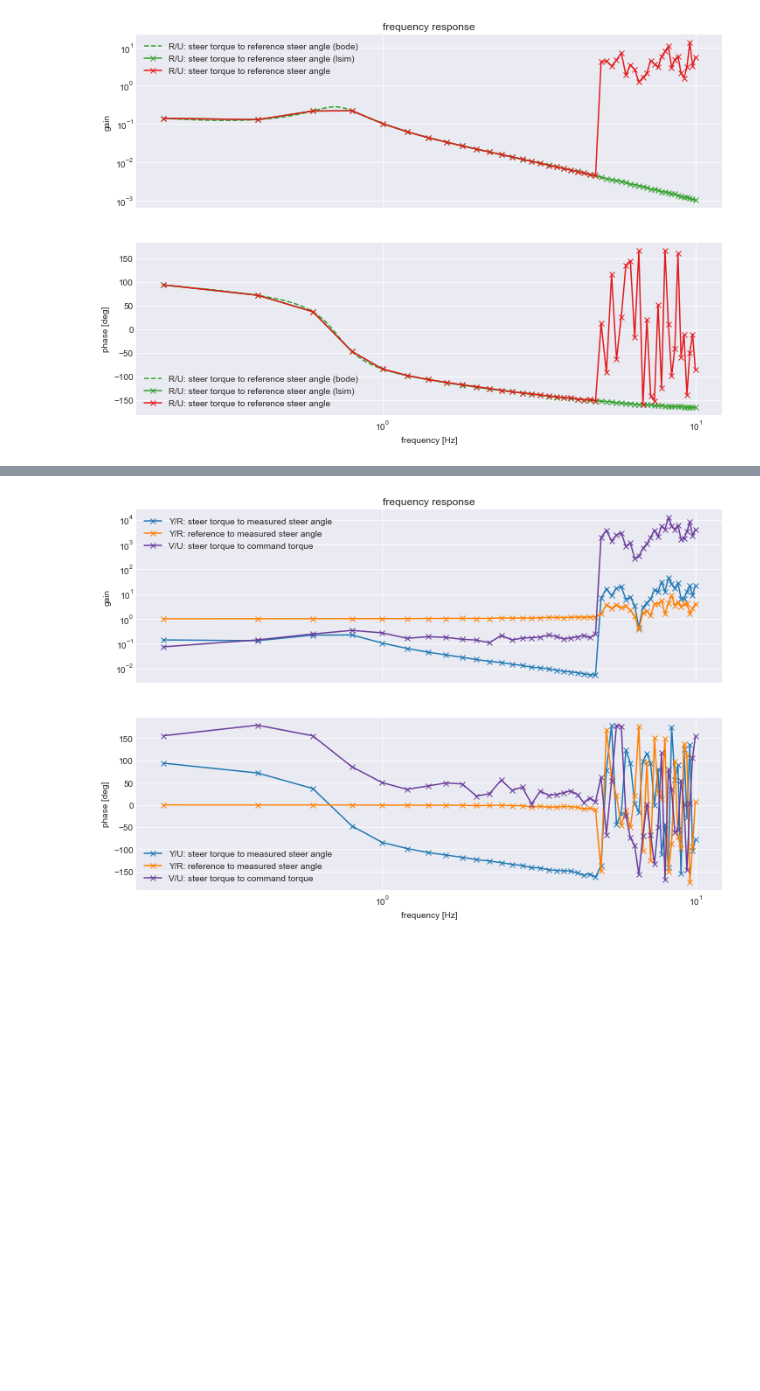
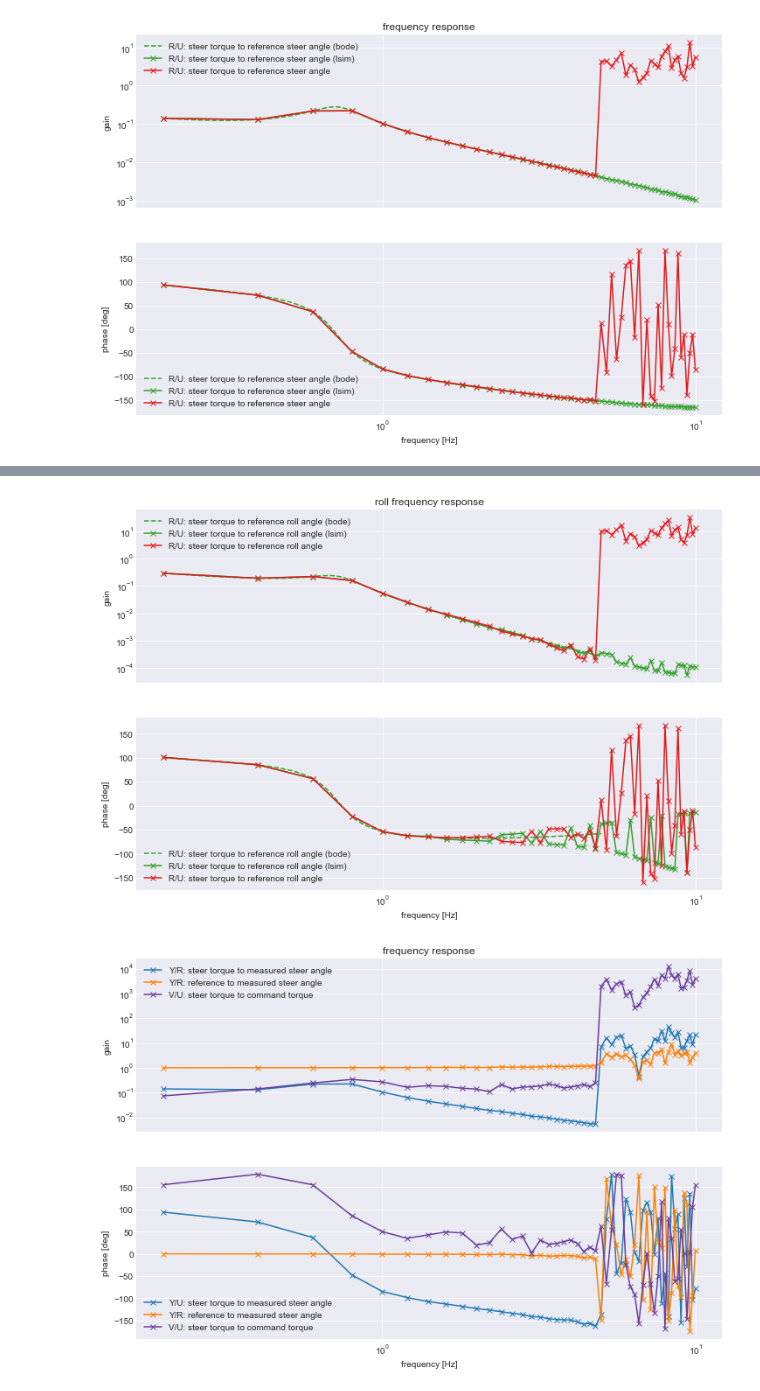
Before and after one commit to oliverlee/phobos, a Jupyter notebook: scripts/controller_frequency_response.ipynb, the cells around one changed output, grey strips where cells are left out. Saved outputs shown, nothing was run; the diff lists cells and outputs as text; code cells hidden in the pictures; blank space fills up the shorter version.

Commit message:
Add comparison plot steer torque to roll angle response
Add model comparison plot of the frequency response from steer torque to
roll angle.

```diff
--- a/scripts/controller_frequency_response.ipynb
+++ b/scripts/controller_frequency_response.ipynb
@@ -294,3 +345,8 @@ plot_frequency_response(log, True)
 plt.show()
 # %% [output]
 [figure]
+# %%
+plt.close('all')
+plot_roll_frequency_response(log)
+plt.show()
+# %% [output]
@@ -297,3 +355,4 @@ plt.show()
+[figure, added]
 # %%
 plt.close('all')
 plot_frequency_response(log, False)
```
Also changed, not shown: parts of 2 cells of this notebook.
